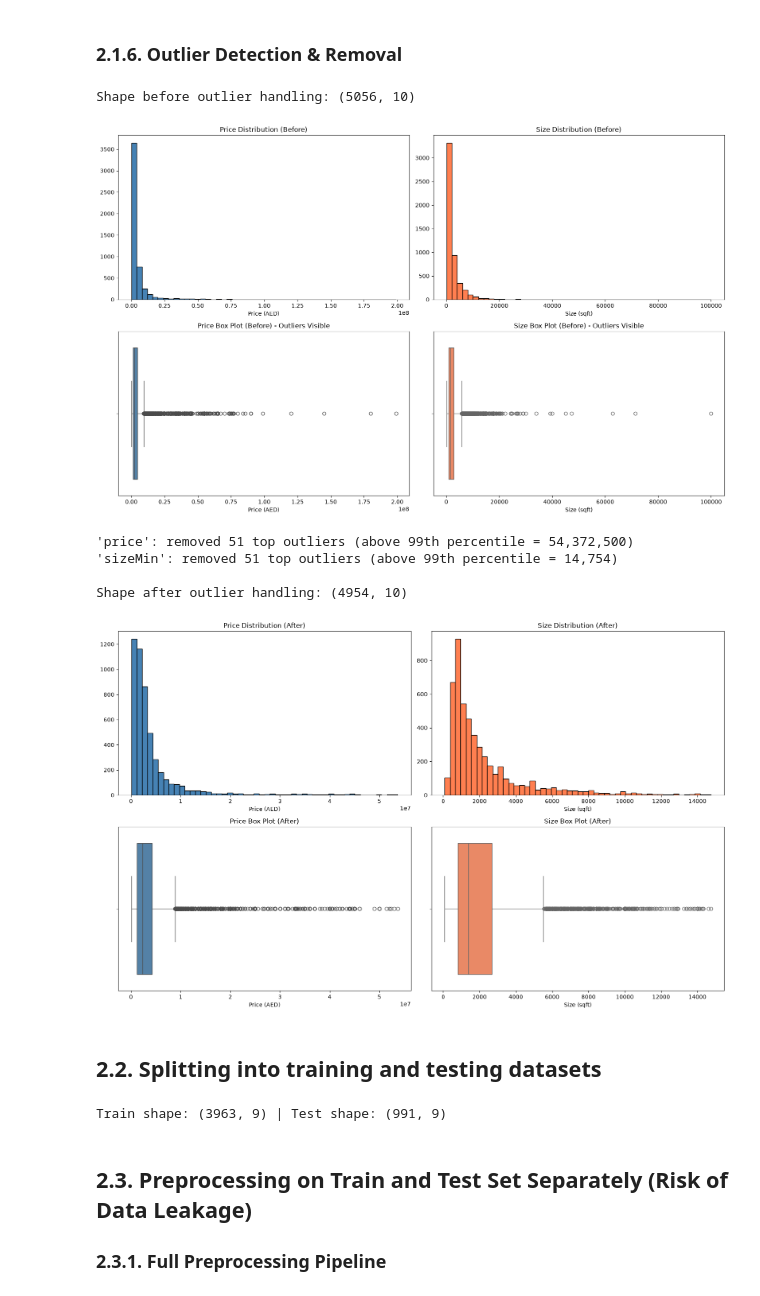
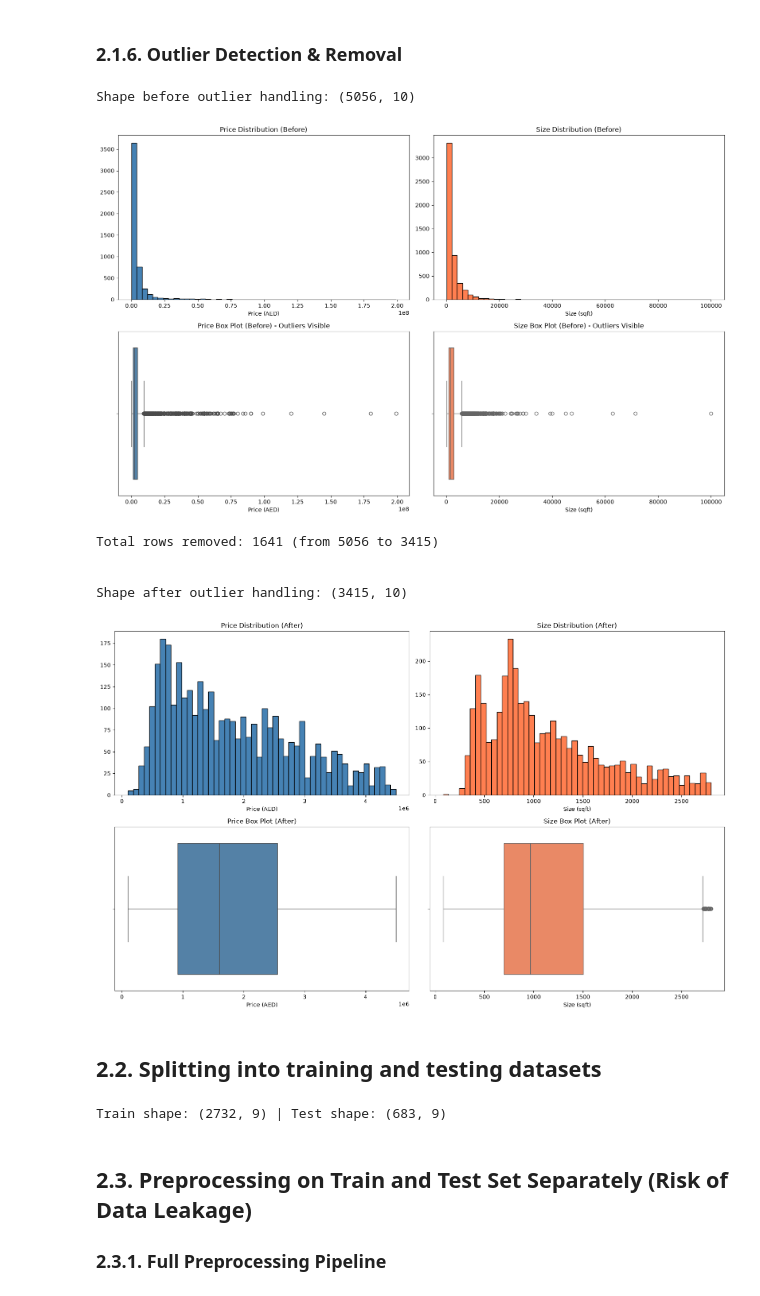
Before and after one commit to Jan-Hrusa/CSCI323_Project, a Jupyter notebook: CSCI323_PROJECT.ipynb, the cells around one changed output. Saved outputs shown, nothing was run; the diff lists cells and outputs as text; code cells hidden in the pictures.

```diff
--- a/CSCI323_PROJECT.ipynb
+++ b/CSCI323_PROJECT.ipynb
@@ -190,7 +183,11 @@ df = df.drop(columns=['addedOn'])
 print("'addedOn' parsed - extracted 'month_listed', original column dropped")
 
 # Fix 'bathrooms' and 'bedrooms': they loaded as object, convert to numeric
+# Both loaded as objects because of values like "7+" and "studio"
+df['bathrooms'] = df['bathrooms'].replace({'7+': 7})
 df['bathrooms'] = pd.to_numeric(df['bathrooms'], errors='coerce')
+
+df['bedrooms'] = df['bedrooms'].replace({'studio': 0, '7+': 7})
 df['bedrooms'] = pd.to_numeric(df['bedrooms'], errors='coerce')
 print("'bathrooms' and 'bedrooms' converted to numeric")
 
@@ -351,65 +348,63 @@ plt.show()
 
 # Outlier handling function
 
-def handle_top_outliers(dataframe, column):
+def handle_top_outliers(dataframe, columns):
     #Handles only the top extreme outliers.
 
-    percentile=99
+    percentile=90
 
-    upper_limit = dataframe[column].quantile(percentile / 100.0)
+    upper_limits = dataframe[columns].quantile(percentile / 100.0)
     before = len(dataframe)
 
-    dataframe = dataframe[dataframe[column] <= upper_limit].copy()
+    for i in range(len(columns)):
+        dataframe = dataframe[dataframe[columns[i]] <= upper_limits[columns[i]]].copy()
+
     removed = before - len(dataframe)
-    print(f"'{column}': removed {removed} top outliers (above {percentile}th percentile = {upper_limit:,.0f})")
-
+    print(f"Total rows removed: {removed} (from {before} to {len(dataframe)})\n")
     return dataframe
 
 # Applying top outlier handling
-df = handle_top_outliers(df, 'price')
-df = handle_top_outliers(df, 'sizeMin')
+df = handle_top_outliers(df, columns=['price', 'sizeMin'])
 
 print(f"\nShape after outlier handling: {df.shape}")
 
 fig, axes = plt.subplots(2, 2, figsize=(16, 10))
 
 # Histograms AFTER outlier handling
 axes[0, 0].hist(df['price'], bins=50, color='steelblue', edgecolor='black')
 axes[0, 0].set_title('Price Distribution (After)')
 axes[0, 0].set_xlabel('Price (AED)')
 
 axes[0, 1].hist(df['sizeMin'], bins=50, color='coral', edgecolor='black')
 axes[0, 1].set_title('Size Distribution (After)')
 axes[0, 1].set_xlabel('Size (sqft)')
 
 # Box Plots AFTER outlier handling
 sns.boxplot(x=df['price'], ax=axes[1, 0], color='steelblue')
 axes[1, 0].set_title('Price Box Plot (After)')
 axes[1, 0].set_xlabel('Price (AED)')
 
 sns.boxplot(x=df['sizeMin'], ax=axes[1, 1], color='coral')
 axes[1, 1].set_title('Size Box Plot (After)')
 axes[1, 1].set_xlabel('Size (sqft)')
 
 plt.tight_layout()
 plt.show()
 # %% [output]
 Shape before outlier handling: (5056, 10)
 [figure]
-'price': removed 51 top outliers (above 99th percentile = 54,372,500)
-'sizeMin': removed 51 top outliers (above 99th percentile = 14,754)
+Total rows removed: 1641 (from 5056 to 3415)
 
-Shape after outlier handling: (4954, 10)
+
+Shape after outlier handling: (3415, 10)
-[figure, old version]
+[figure, new version]
 # %% [markdown]
 ## 2.2. Splitting into training and testing datasets
 # %%
-# ==================== 2.2. Train-Test Split ====================
-
 target_column = 'price'
 
 X = df.drop(columns=[target_column])
-y = np.log1p(df[target_column])          # ← Log transform target (highly recommended)
+y = np.log1p(df[target_column])
 
 # Stratified split to keep price distribution similar in train/test
 y_bins = pd.qcut(df[target_column], q=10, duplicates='drop')
@@ -420,7 +415,7 @@ X_train, X_test, y_train, y_test = train_test_split(
 
 print(f"Train shape: {X_train.shape} | Test shape: {X_test.shape}")
 # %% [output]
-Train shape: (3963, 9) | Test shape: (991, 9)
+Train shape: (2732, 9) | Test shape: (683, 9)
 # %% [markdown]
 ## 2.3. Preprocessing on Train and Test Set Separately (Risk of Data Leakage)
 ### 2.3.1. Full Preprocessing Pipeline
```
Also changed, not shown: parts of 14 cells of this notebook.
